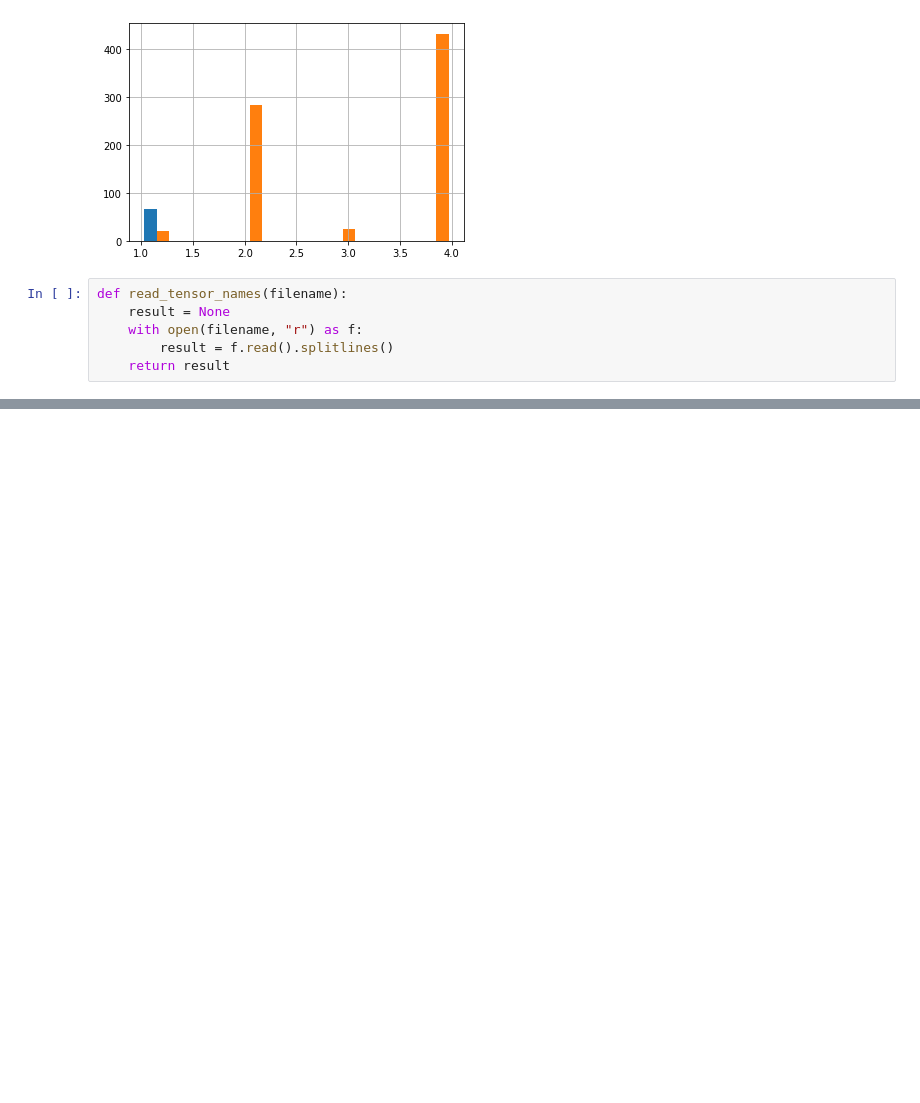
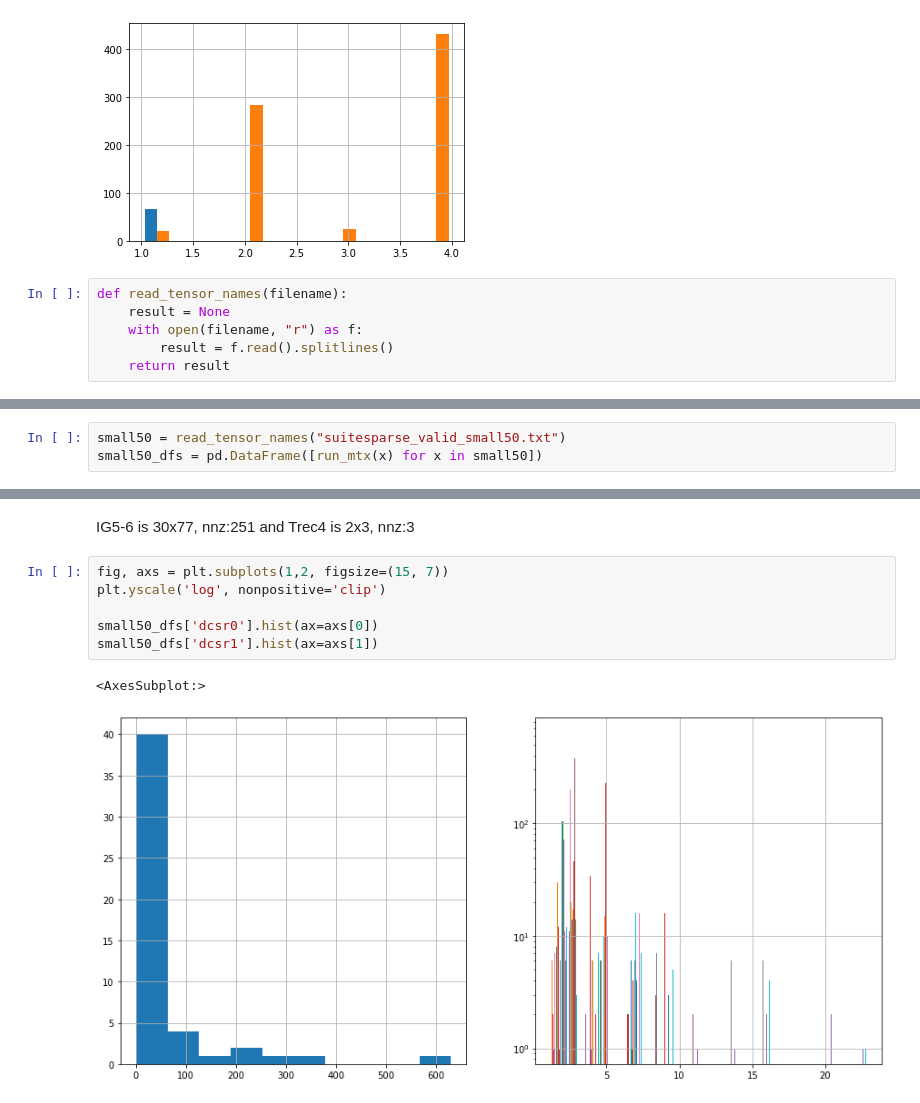
Before and after one commit to weiya711/sam, a Jupyter notebook: scripts/blocking_visualization.ipynb, the cells around one changed output, grey strips where cells are left out. Saved outputs shown, nothing was run; the diff lists cells and outputs as text; blank space fills up the shorter version.

```diff
--- a/scripts/blocking_visualization.ipynb
+++ b/scripts/blocking_visualization.ipynb
@@ -154,0 +151,3 @@ FileNotFoundError: [Errno 2] No such file or directory: '/home/oliviahsu/Documen
+# %%
+small50 = read_tensor_names("suitesparse_valid_small50.txt")
+small50_dfs = pd.DataFrame([run_mtx(x) for x in small50])
@@ -154,0 +172,11 @@ FileNotFoundError: [Errno 2] No such file or directory: '/home/oliviahsu/Documen
+# %% [markdown]
+IG5-6 is 30x77, nnz:251 and Trec4 is 2x3, nnz:3
+# %%
+fig, axs = plt.subplots(1,2, figsize=(15, 7))
+plt.yscale('log', nonpositive='clip')
+
+small50_dfs['dcsr0'].hist(ax=axs[0])
+small50_dfs['dcsr1'].hist(ax=axs[1])
+# %% [output]
+<AxesSubplot:>
+[figure, added]
```
Also changed, not shown: parts of 28 cells of this notebook.
